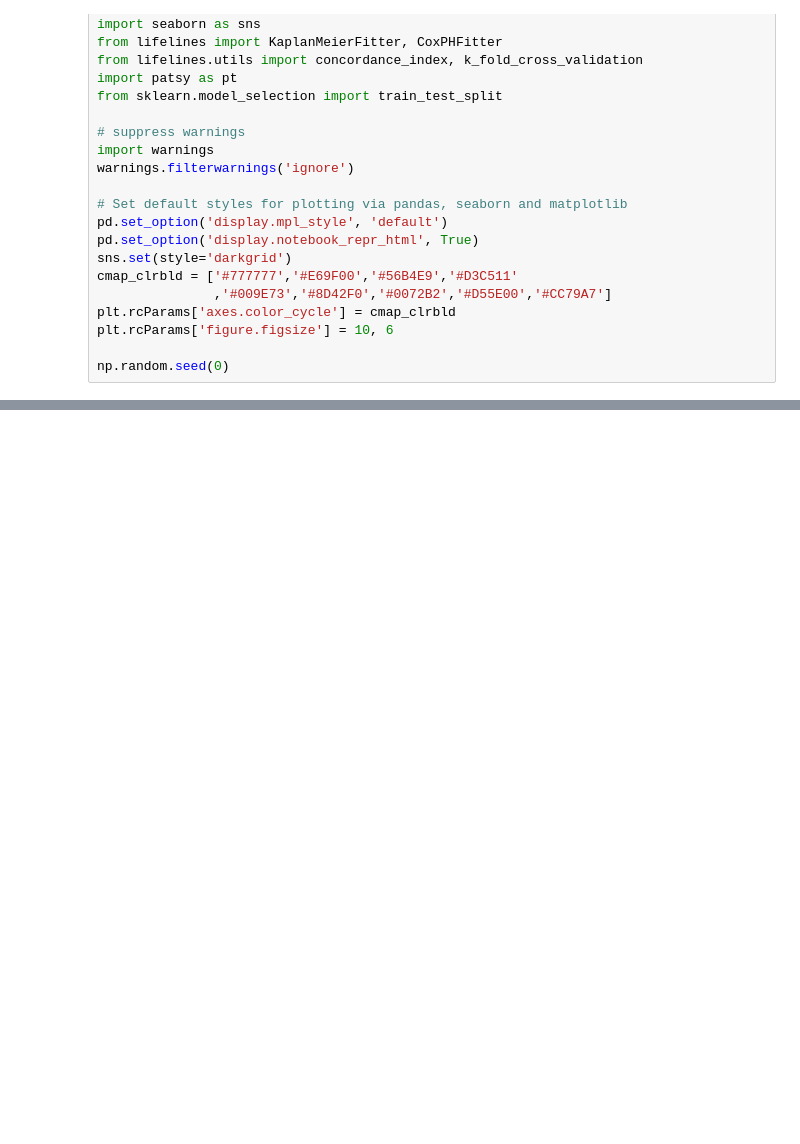
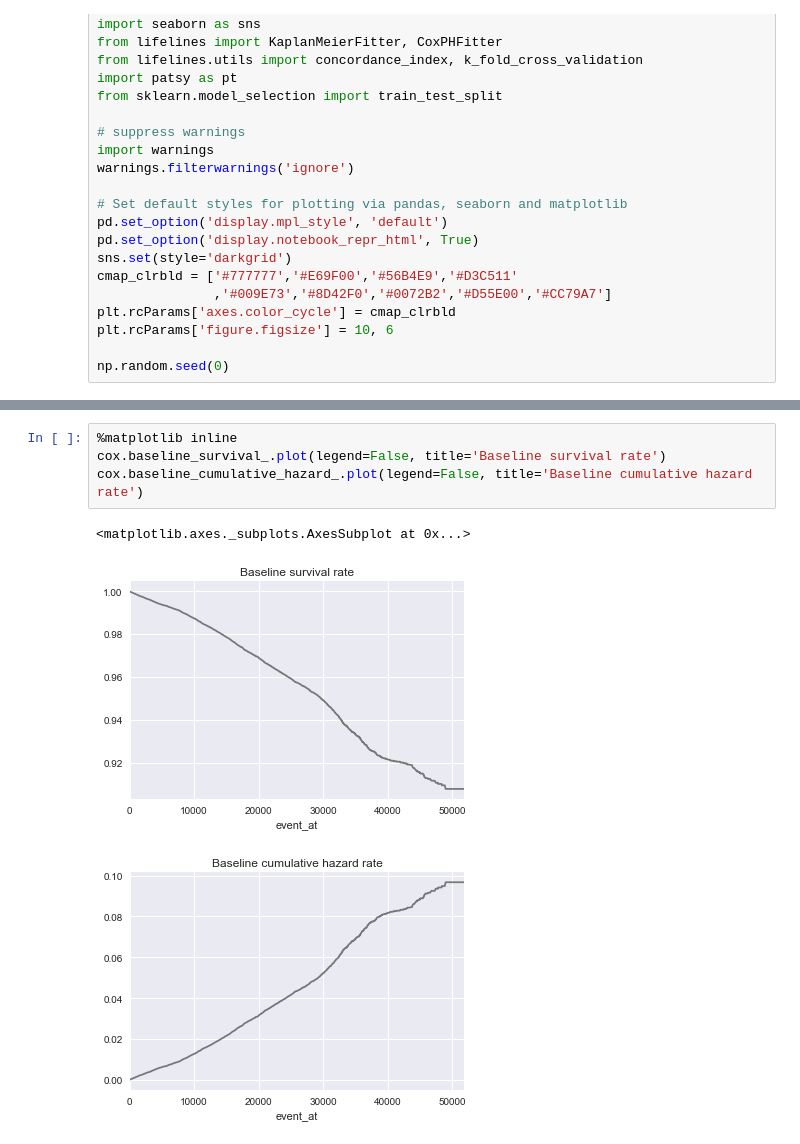
Before and after one commit to Nchlt/survival-project, a Jupyter notebook: notebook/Blackblaze_L2.ipynb, the cells around one changed output, grey strips where cells are left out. Drawn from its saved outputs; the diff is of its cells as text; blank space fills up the shorter version.

```diff
--- a/notebook/Blackblaze_L2.ipynb
+++ b/notebook/Blackblaze_L2.ipynb
@@ -96,0 +112,8 @@ Likelihood ratio test = 764.716 on 64 df, p=0.00000
+# %%
+%matplotlib inline
+cox.baseline_survival_.plot(legend=False, title='Baseline survival rate')
+cox.baseline_cumulative_hazard_.plot(legend=False, title='Baseline cumulative hazard rate')
+# %% [output]
+<matplotlib.axes._subplots.AxesSubplot at 0x...>
+[figure, added]
+[figure, added]
```
Also changed, not shown: parts of 10 cells of this notebook.
